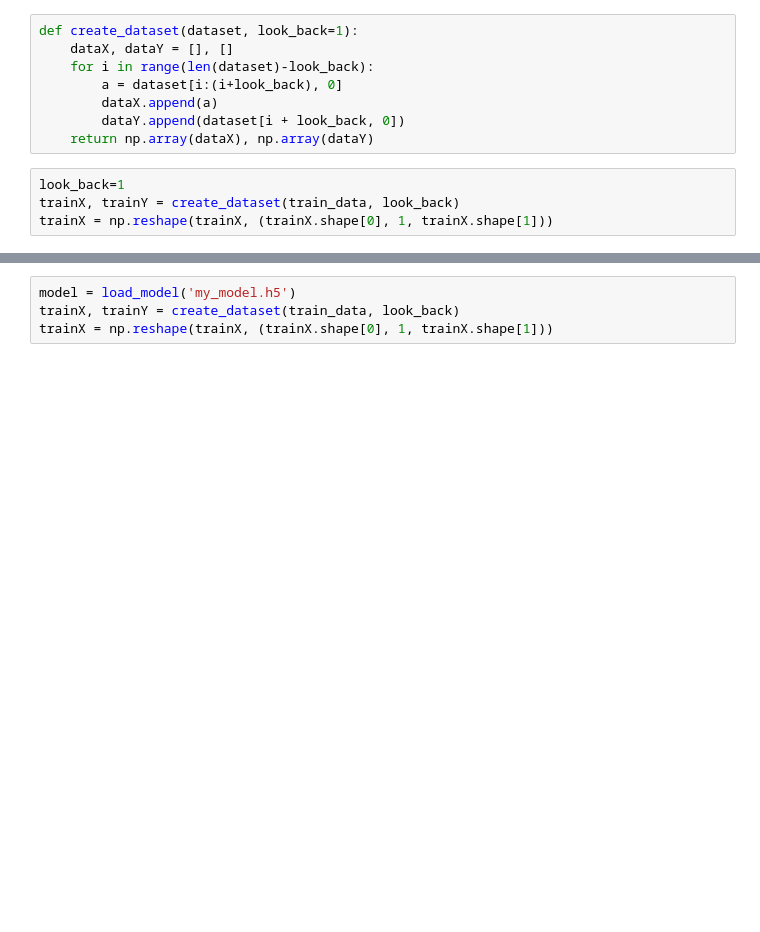
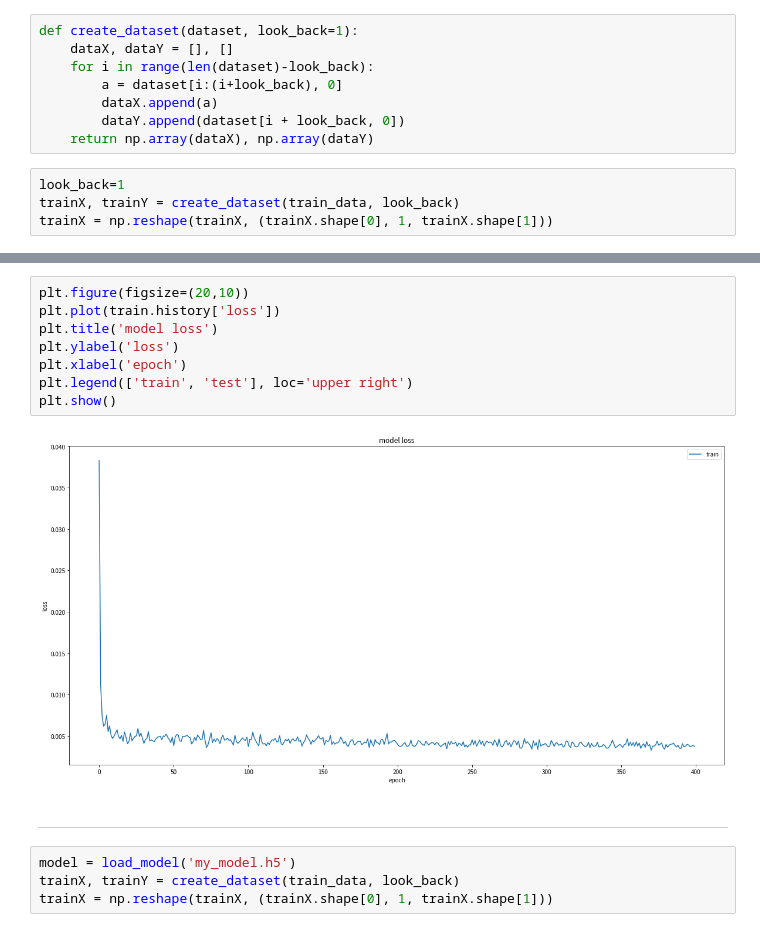
Before and after one commit to h102vbzxcc1/py-homework, a Jupyter notebook: lstm.ipynb, the cells around one changed output, grey strips where cells are left out. Saved outputs shown, nothing was run; the diff lists cells and outputs as text; blank space fills up the shorter version.

```diff
--- a/lstm.ipynb
+++ b/lstm.ipynb
@@ -121,3 +178,15 @@ model.save('my_model.h5')
+# %%
+plt.figure(figsize=(20,10))
+plt.plot(train.history['loss'])
+plt.title('model loss')
+plt.ylabel('loss')
+plt.xlabel('epoch')
+plt.legend(['train', 'test'], loc='upper right')
+plt.show()
+# %% [output]
+[figure, added]
+# %% [markdown]
+-------------------------------------------------------------------------------
 # %%
 model = load_model('my_model.h5')
 trainX, trainY = create_dataset(train_data, look_back)
```
Also changed, not shown: parts of 13 cells of this notebook.
